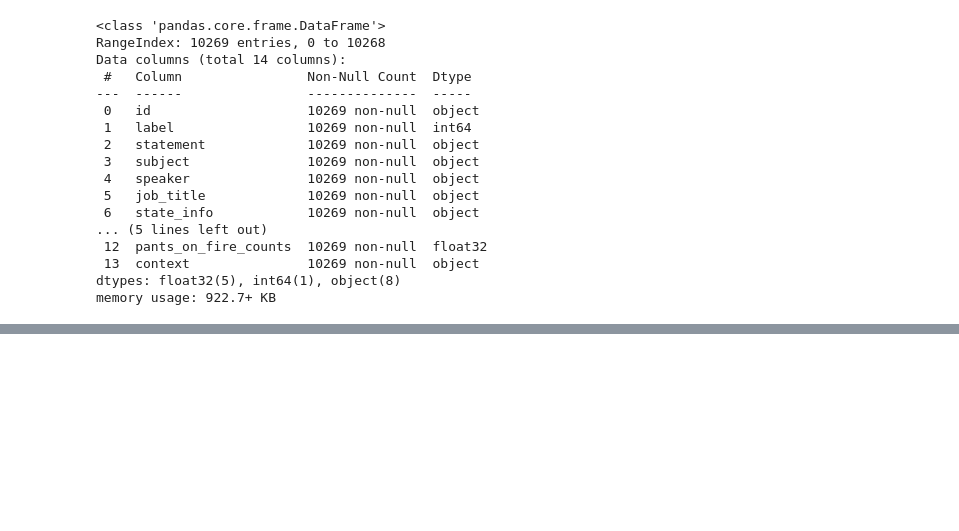
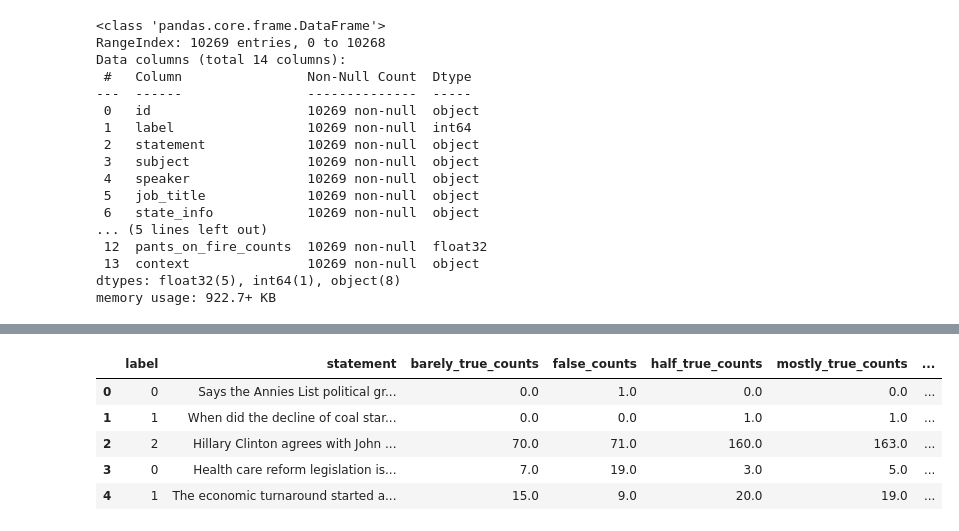
Before and after one commit to mattlundberg/Project-3, a Jupyter notebook: src/Data_testing.ipynb, the cells around one changed output, grey strips where cells are left out. Saved outputs shown, nothing was run; the diff lists cells and outputs as text; code cells hidden in the pictures; blank space fills up the shorter version.

```diff
--- a/src/Data_testing.ipynb
+++ b/src/Data_testing.ipynb
@@ -78,0 +80,19 @@ memory usage: 280.9+ KB
+# %%
+count_columns = [
+    'barely_true_counts',
+    'false_counts',
+    'half_true_counts',
+    'mostly_true_counts',
+    'pants_on_fire_counts'
+]
+
+# Calculate total counts for each row
+ds_train_clean['total_counts'] = ds_train_clean[count_columns].sum(axis=1)
+
+# Calculate percentage for each count column
+for col in count_columns:
+    ds_train_clean[f'percentage_{col}'] = ((ds_train_clean[col] / ds_train_clean['total_counts']).fillna(0) * 100).round(0)
+
+# Identify the best representation column for each row
+percentage_columns = [f'percentage_{col}' for col in count_columns]
+ds_train_clean['best_representation'] = ds_train_clean[percentage_columns].idxmax(axis=1).str.replace('percentage_', '')
@@ -78,0 +211,9 @@ memory usage: 280.9+ KB
+# %%
+ds_train_clean.head()
+# %% [output]
+|  | label | statement | barely_true_counts | false_counts | half_true_counts | mostly_true_counts | ... |
+| 0 | 0 | Says the Annies List political gr... | 0.0 | 1.0 | 0.0 | 0.0 | ... |
+| 1 | 1 | When did the decline of coal star... | 0.0 | 0.0 | 1.0 | 1.0 | ... |
+| 2 | 2 | Hillary Clinton agrees with John ... | 70.0 | 71.0 | 160.0 | 163.0 | ... |
+| 3 | 0 | Health care reform legislation is... | 7.0 | 19.0 | 3.0 | 5.0 | ... |
+| 4 | 1 | The economic turnaround started a... | 15.0 | 9.0 | 20.0 | 19.0 | ... |
```
Also changed, not shown: parts of 9 cells of this notebook.
